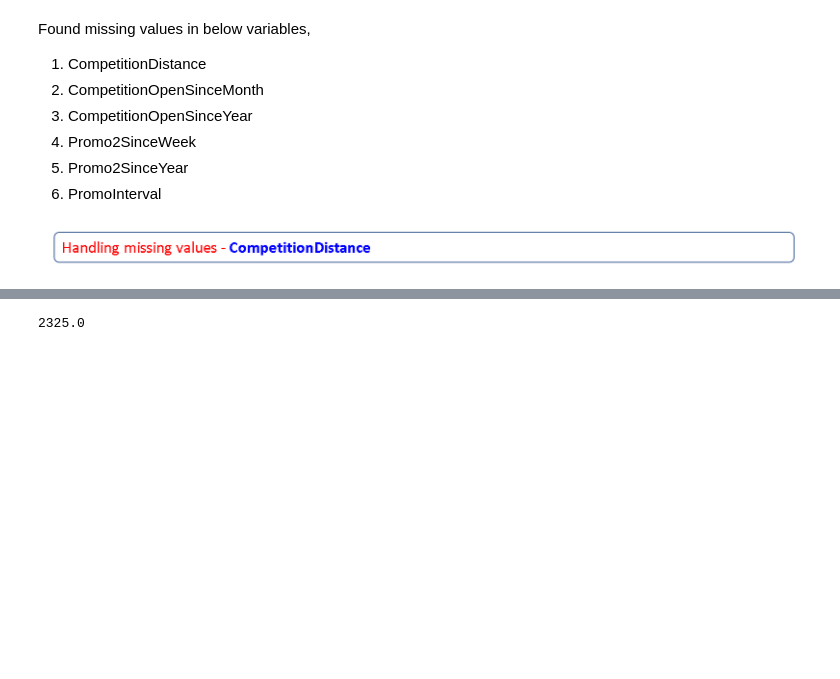
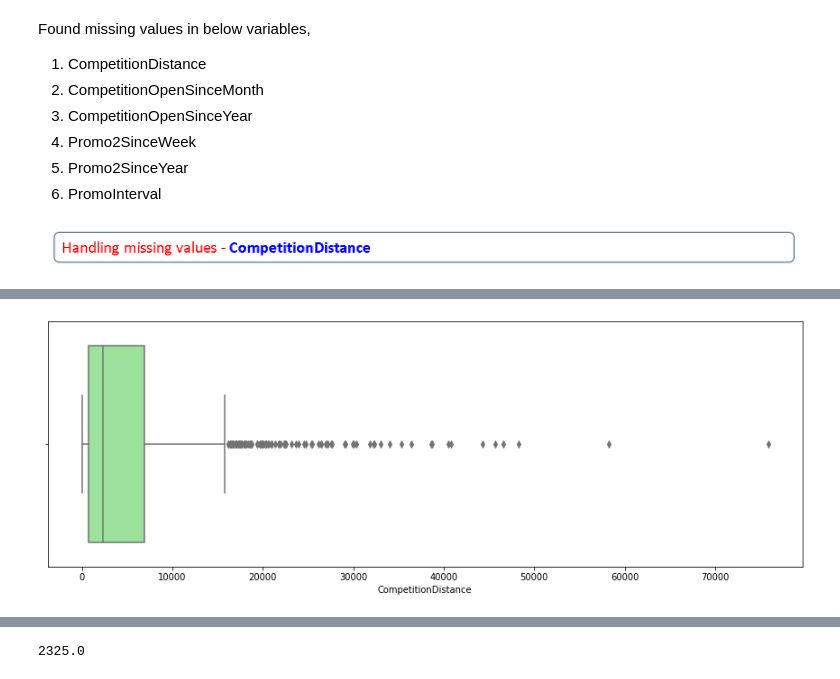
Before and after one commit to Sanddeep-K/Capstone---2_Retail_Sales_Prediction-Supervised-ML---Regression-, a Jupyter notebook: Capstone_2_Retail_Sales_Prediction.ipynb, the cells around one changed output, grey strips where cells are left out. Saved outputs shown, nothing was run; the diff lists cells and outputs as text; code cells hidden in the pictures; blank space fills up the shorter version.

```diff
--- a/Capstone_2_Retail_Sales_Prediction.ipynb
+++ b/Capstone_2_Retail_Sales_Prediction.ipynb
@@ -789,0 +806,8 @@ It seems like most of the values of the CompetitionDistance are towards the left
+# %%
+# Above plot shows presence of large no of outliers, let's check the same with the help of Boxplot
+
+plt.figure(figsize = (15,5))
+sns.boxplot(store_df['CompetitionDistance'], color='lightgreen')
+plt.show()
+# %% [output]
+[figure, added]
```
Also changed, not shown: parts of 20 cells of this notebook.
